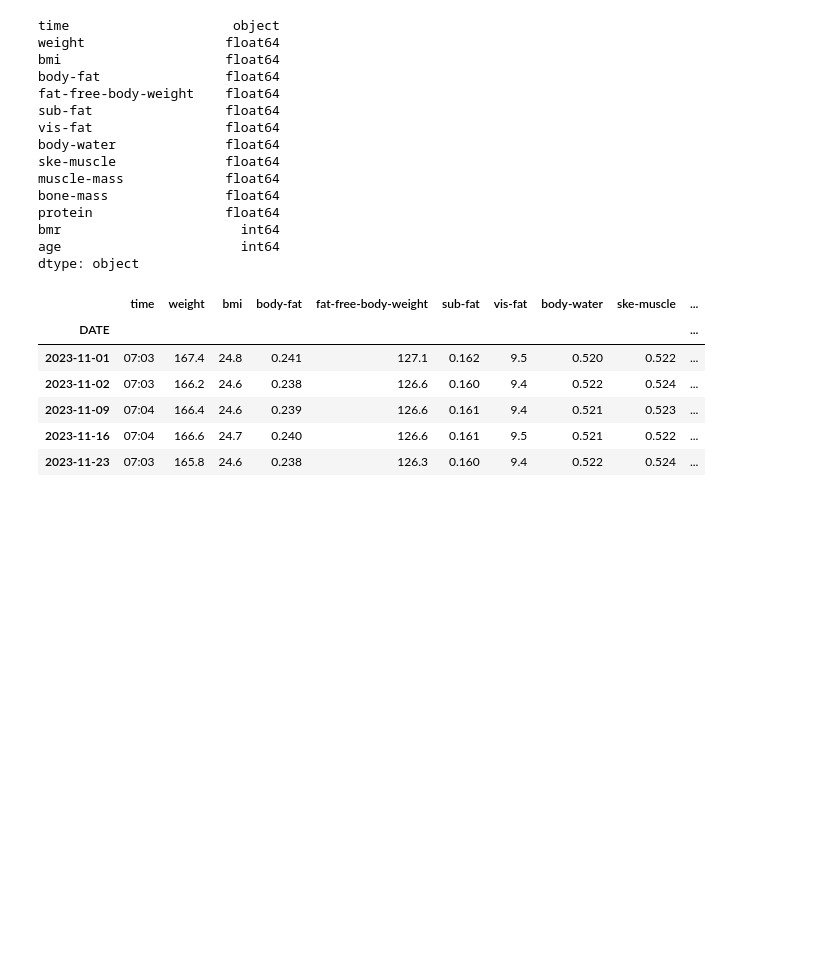
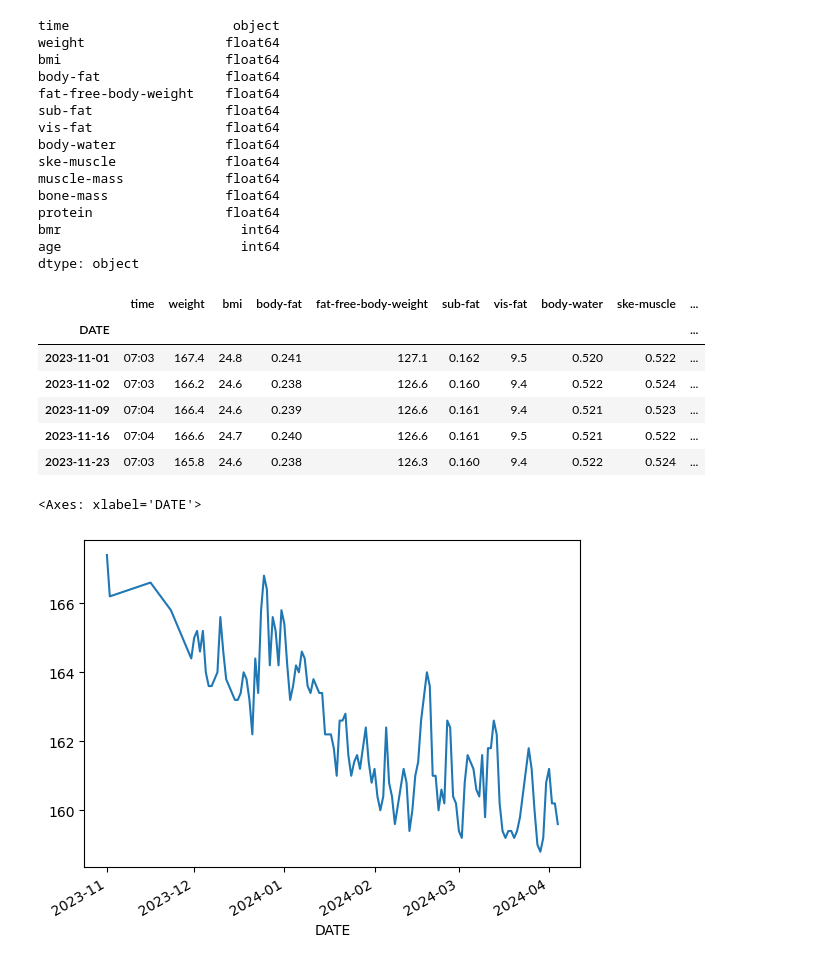
Before and after one commit to ryanjstone/jupyter-google-sheets, a Jupyter notebook: 1. Data Preparation.ipynb, the cells around one changed output. Saved outputs shown, nothing was run; the diff lists cells and outputs as text; code cells hidden in the pictures; blank space fills up the shorter version.

Commit message:
Finalises data preparation and clean csv file

```diff
--- a/1. Data Preparation.ipynb
+++ b/1. Data Preparation.ipynb
@@ -29,6 +29,9 @@ worksheet = sheet.worksheet("Weighings")
 # Specify that the first column in the data should be used as the index, includes dates and is formatted day first
 df = get_as_dataframe(worksheet, index_col=0, parse_dates=True, dayfirst=True)
 
+# Drop rows that are entirely null
+df = df.dropna(how='all')
+
 # Review the first 5 rows of the dataframe
 df.head()
 # %% [output]
@@ -143,3 +162,0 @@ dtype: int64
-# %%
-# As we don't have the data for the empty strings, we will replace them with NaN
-df = df.replace(r'^s*$', np.nan, regex=True)
@@ -244,4 +260,10 @@ df.head()
 | 2023-11-09 | 07:04 | 166.4 | 24.6 | 0.239 | 126.6 | 0.161 | 9.4 | 0.521 | 0.523 | ... |
 | 2023-11-16 | 07:04 | 166.6 | 24.7 | 0.240 | 126.6 | 0.161 | 9.5 | 0.521 | 0.522 | ... |
 | 2023-11-23 | 07:03 | 165.8 | 24.6 | 0.238 | 126.3 | 0.160 | 9.4 | 0.522 | 0.524 | ... |
+# %%
+# Initial plot of the weight column
+df.weight.plot()
+# %% [output]
+<Axes: xlabel='DATE'>
+[figure, added]
 # %%
```
Also changed, not shown: parts of 15 cells of this notebook, 1 other file.
